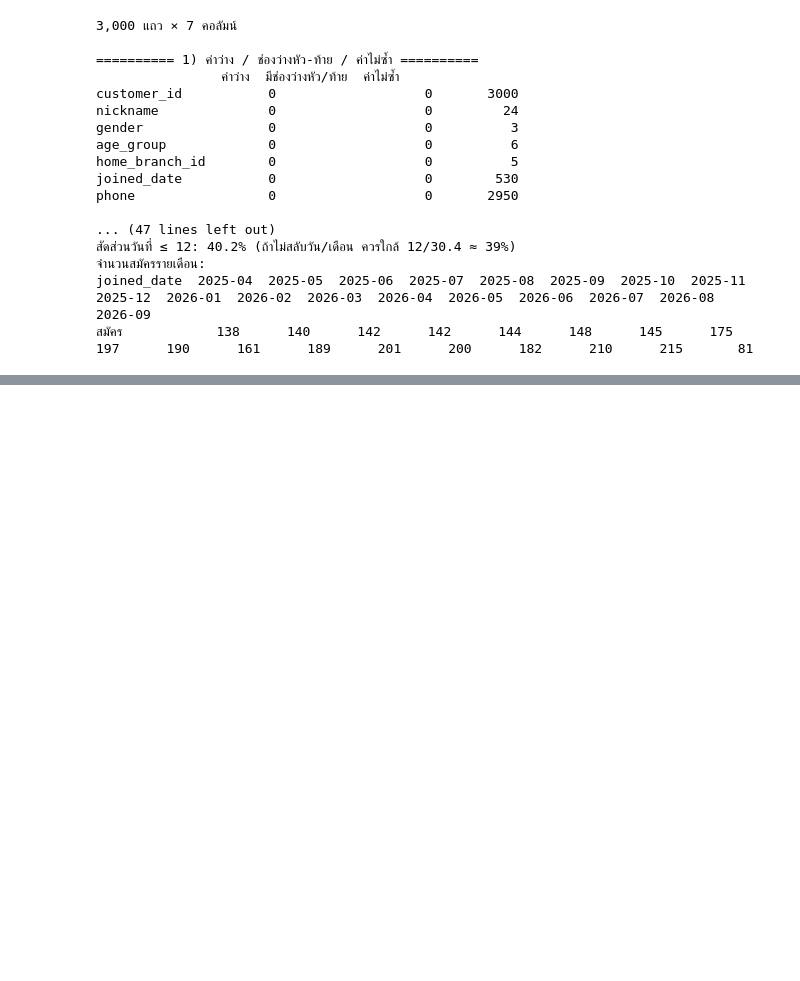
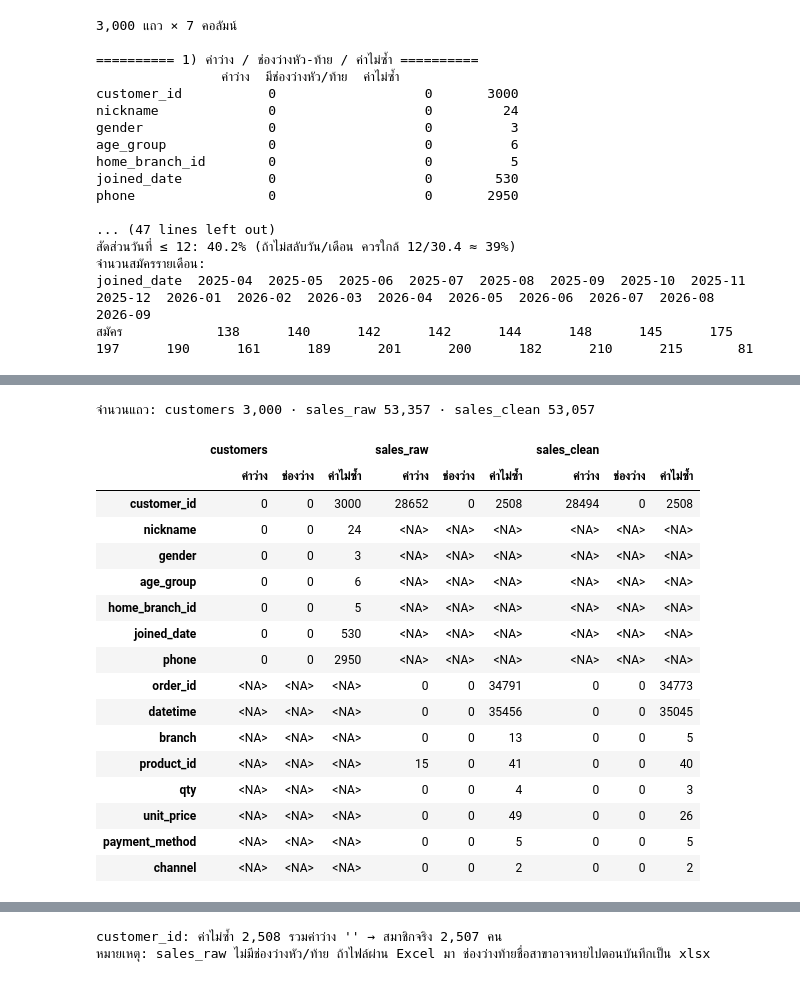
Before and after one commit to sirikorn-cmru/Baanbrew, a Jupyter notebook: notebooks/Lab2_1_Data_Cleaning.ipynb, the cells around one changed output, grey strips where cells are left out. Cells and saved outputs as stored; diff of their text form; code cells hidden in the pictures; blank space fills up the shorter version.

```diff
--- a/notebooks/Lab2_1_Data_Cleaning.ipynb
+++ b/notebooks/Lab2_1_Data_Cleaning.ipynb
@@ -585,0 +591,61 @@ joined_date  2025-04  2025-05  2025-06  2025-07  2025-08  2025-09  2025-10  2025
+# %%
+# ===== เทียบค่าว่าง / ช่องว่างหัว-ท้าย / ค่าไม่ซ้ำ ของ 3 ไฟล์ =====
+# ใช้ df (sales_raw), clean (หลังทำความสะอาด) และ cust (customers) จากเซลล์ก่อนหน้า
+def basic_profile(d):
+    stripped = d.apply(lambda s: s.str.strip())
+    return pd.DataFrame({
+        "ค่าว่าง": (stripped == "").sum(),
+        "ช่องว่าง": (d != stripped).sum(),
+        "ค่าไม่ซ้ำ": d.nunique(),
+    })
+
+files = {"customers": cust, "sales_raw": df, "sales_clean": clean}
+compare = pd.concat({name: basic_profile(d) for name, d in files.items()}, axis=1)
+compare = compare.reindex(list(cust.columns) + [c for c in df.columns if c not in cust.columns])
+print("จำนวนแถว: " + " · ".join(f"{name} {len(d):,}" for name, d in files.items()))
+display(compare.astype("Int64"))
+
+# ค่าไม่ซ้ำที่ควรมีตามหลักธุรกิจ เทียบกับที่เจอจริง
+EXPECTED = {
+    "branch": (len(STD_BRANCHES), "5 สาขามาตรฐาน"),
+    "product_id": (40, "เมนู P001–P040"),
+    "qty": (3, "1–3 ชิ้น"),
+    "payment_method": (5, "5 วิธีจ่าย"),
+    "channel": (2, "หน้าร้าน / เดลิเวอรี"),
+}
+rows = []
+for col, (n_expected, meaning) in EXPECTED.items():
+    extra = sorted(set(df[col]) - set(clean[col]))
+    rows.append({
+        "คอลัมน์": col, "ควรมี": n_expected, "ความหมาย": meaning,
+        "sales_raw": df[col].nunique(), "sales_clean": clean[col].nunique(),
+        "ค่าที่เกินมาใน raw": ", ".join(repr(v) for v in extra[:6]) + (" …" if len(extra) > 6 else ""),
+    })
+expected_table = pd.DataFrame(rows)
+expected_table["raw เกิน"] = expected_table["sales_raw"] > expected_table["ควรมี"]
+expected_table["clean ตรง"] = expected_table["sales_clean"] == expected_table["ควรมี"]
+display(expected_table)
+
+n_members = clean.loc[clean["customer_id"] != "", "customer_id"].nunique()
+print(f"customer_id: ค่าไม่ซ้ำ {clean['customer_id'].nunique():,} รวมค่าว่าง '' → สมาชิกจริง {n_members:,} คน")
+if compare[("sales_raw", "ช่องว่าง")].sum() == 0:
+    print("หมายเหตุ: sales_raw ไม่มีช่องว่างหัว/ท้าย ถ้าไฟล์ผ่าน Excel มา ช่องว่างท้ายชื่อสาขาอาจหายไปตอนบันทึกเป็น xlsx")
+# %% [output]
+จำนวนแถว: customers 3,000 · sales_raw 53,357 · sales_clean 53,057
+|  | customers |  |  | sales_raw |  |  | sales_clean |  |  |
+|  | ค่าว่าง | ช่องว่าง | ค่าไม่ซ้ำ | ค่าว่าง | ช่องว่าง | ค่าไม่ซ้ำ | ค่าว่าง | ช่องว่าง | ค่าไม่ซ้ำ |
+| customer_id | 0 | 0 | 3000 | 28652 | 0 | 2508 | 28494 | 0 | 2508 |
+| nickname | 0 | 0 | 24 | <NA> | <NA> | <NA> | <NA> | <NA> | <NA> |
+| gender | 0 | 0 | 3 | <NA> | <NA> | <NA> | <NA> | <NA> | <NA> |
+| age_group | 0 | 0 | 6 | <NA> | <NA> | <NA> | <NA> | <NA> | <NA> |
+| home_branch_id | 0 | 0 | 5 | <NA> | <NA> | <NA> | <NA> | <NA> | <NA> |
+| joined_date | 0 | 0 | 530 | <NA> | <NA> | <NA> | <NA> | <NA> | <NA> |
+| phone | 0 | 0 | 2950 | <NA> | <NA> | <NA> | <NA> | <NA> | <NA> |
+| order_id | <NA> | <NA> | <NA> | 0 | 0 | 34791 | 0 | 0 | 34773 |
+| datetime | <NA> | <NA> | <NA> | 0 | 0 | 35456 | 0 | 0 | 35045 |
+| branch | <NA> | <NA> | <NA> | 0 | 0 | 13 | 0 | 0 | 5 |
+| product_id | <NA> | <NA> | <NA> | 15 | 0 | 41 | 0 | 0 | 40 |
+| qty | <NA> | <NA> | <NA> | 0 | 0 | 4 | 0 | 0 | 3 |
+| unit_price | <NA> | <NA> | <NA> | 0 | 0 | 49 | 0 | 0 | 26 |
+| payment_method | <NA> | <NA> | <NA> | 0 | 0 | 5 | 0 | 0 | 5 |
+| channel | <NA> | <NA> | <NA> | 0 | 0 | 2 | 0 | 0 | 2 |
@@ -585,0 +658,2 @@ joined_date  2025-04  2025-05  2025-06  2025-07  2025-08  2025-09  2025-10  2025
+customer_id: ค่าไม่ซ้ำ 2,508 รวมค่าว่าง '' → สมาชิกจริง 2,507 คน
+หมายเหตุ: sales_raw ไม่มีช่องว่างหัว/ท้าย ถ้าไฟล์ผ่าน Excel มา ช่องว่างท้ายชื่อสาขาอาจหายไปตอนบันทึกเป็น xlsx
```
Also changed, not shown: parts of 4 cells of this notebook.
